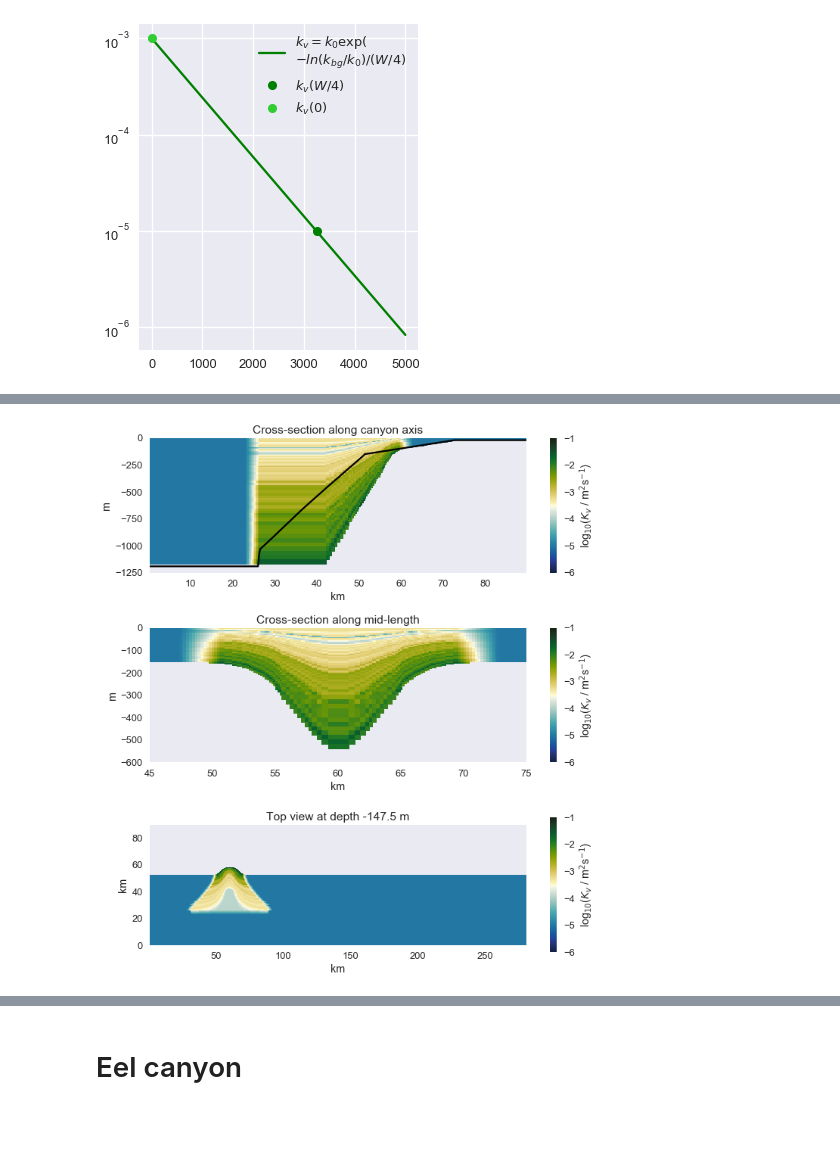
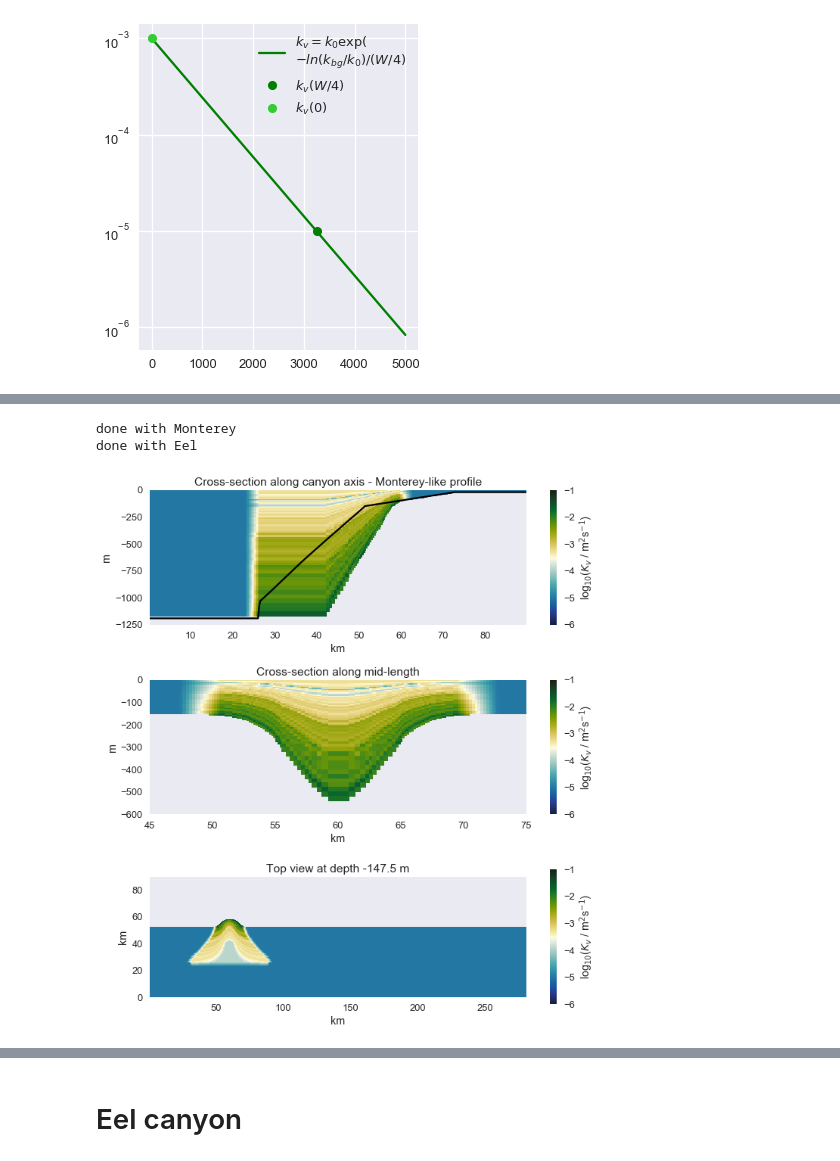
Before and after one commit to UBC-MOAD/buildcanyon, a Jupyter notebook: Stratification/GenerateDiffKrFile_realistic.ipynb, the cells around one changed output, grey strips where cells are left out. Saved outputs shown, nothing was run; the diff lists cells and outputs as text; code cells hidden in the pictures; blank space fills up the shorter version.

```diff
--- a/Stratification/GenerateDiffKrFile_realistic.ipynb
+++ b/Stratification/GenerateDiffKrFile_realistic.ipynb
@@ -84,12 +252,10 @@ Text(0,0.5,'km')
 
 file_mty = '/ocean/kramosmu/Data/mean_kp_Monterey.csv'
 file_eel = '/ocean/kramosmu/Data/mean_kp_Eel.csv'
+file_mty_rim = '/ocean/kramosmu/Data/mean_rim_kp_Monterey.csv'
+file_eel_rim = '/ocean/kramosmu/Data/mean_rim_kp_Eel.csv'
 
-data_mty = pd.read_csv(file_mty)
-data_eel = pd.read_csv(file_eel)
-
-kv_mty = data_mty['kp']
-dep_mty = data_mty['depth']
-
-kv_eel = data_eel['kp']
-dep_eel = data_eel['depth']
+kv_mty, dep_mty = read_kvCSV(file_mty)
+kv_eel, dep_eel = read_kvCSV(file_eel)
+kv_mty_rim, dep_mty_rim = read_kvCSV(file_mty_rim)
+kv_eel_rim, dep_eel_rim = read_kvCSV(file_eel_rim)
@@ -310,35 +332,13 @@ smoothing z level 89
-# %%
-# Check cross-sections
-
-masked_logkvsm = np.ma.masked_array(np.log10(kv_final), mask = land_mask)
-
-fig, (ax1, ax2, ax3) = plt.subplots(3,1, figsize=(10,10.5))
-
-mesh = ax1.pcolor(Y[:]/1000,RC[:], masked_logkvsm[:,:,180] , vmax=-1, vmin=-6, cmap = cmo.cm.delta)
-cb = plt.colorbar(mesh, ax=ax1)
-cb.set_label(r'log$_{10}$($K_v$ / m$^2$s$^{-1}$)')
-ax1.set_title('Cross-section along canyon axis')
-ax1.set_ylabel('m')
-ax1.set_xlabel('km')
-ax1.plot(Y[:]/1000, -depth_Can[:,280], 'k-')
-
-mesh = ax2.pcolor(X[:]/1000,RC[:], masked_logkvsm[:,227,:], vmax=-1, vmin=-6, cmap = cmo.cm.delta)
-cb = plt.colorbar(mesh, ax=ax2)
-cb.set_label(r'log$_{10}$($K_v$ / m$^2$s$^{-1}$)')
-ax2.set_title('Cross-section along mid-length')
-ax2.set_ylabel('m')
-ax2.set_xlabel('km')
-ax2.set_ylim(-600,0)
-ax2.set_xlim(45,75)
-
-mesh = ax3.pcolor(X[:]/1000,Y[:]/1000, masked_logkvsm[29,:,:], vmax=-1, vmin=-6, cmap = cmo.cm.delta)
-cb = plt.colorbar(mesh, ax=ax3)
-cb.set_label(r'log$_{10}$($K_v$ / m$^2$s$^{-1}$)')
-ax3.set_title('Top view at depth %1.1f m' % RC[29])
-ax3.set_ylabel('km')
-ax3.set_xlabel('km')
-ax3.set_aspect(1)
-
-plt.tight_layout()
-# %% [output]
-[figure, removed]
+# %%
+kv_final_mty = final_3D_diff(hFacCcan, kv_bg, delta, thresh, RC, kv_mty, dep_mty, W=13000, kbg = 1e-5)
+print('done with Monterey')
+
+kv_final_eel = final_3D_diff(hFacCcan, kv_bg, delta, thresh, RC, kv_eel, dep_eel, W=13000, kbg = 1e-5)
+print('done with Eel')
+# %% [output]
+done with Monterey
+done with Eel
+# %%
+fig, ax1, ax2, ax3 = plot_sections(kv_final_mty, 'Monterey')
+# %% [output]
+[figure, added]
```
Also changed, not shown: parts of 23 cells of this notebook.
